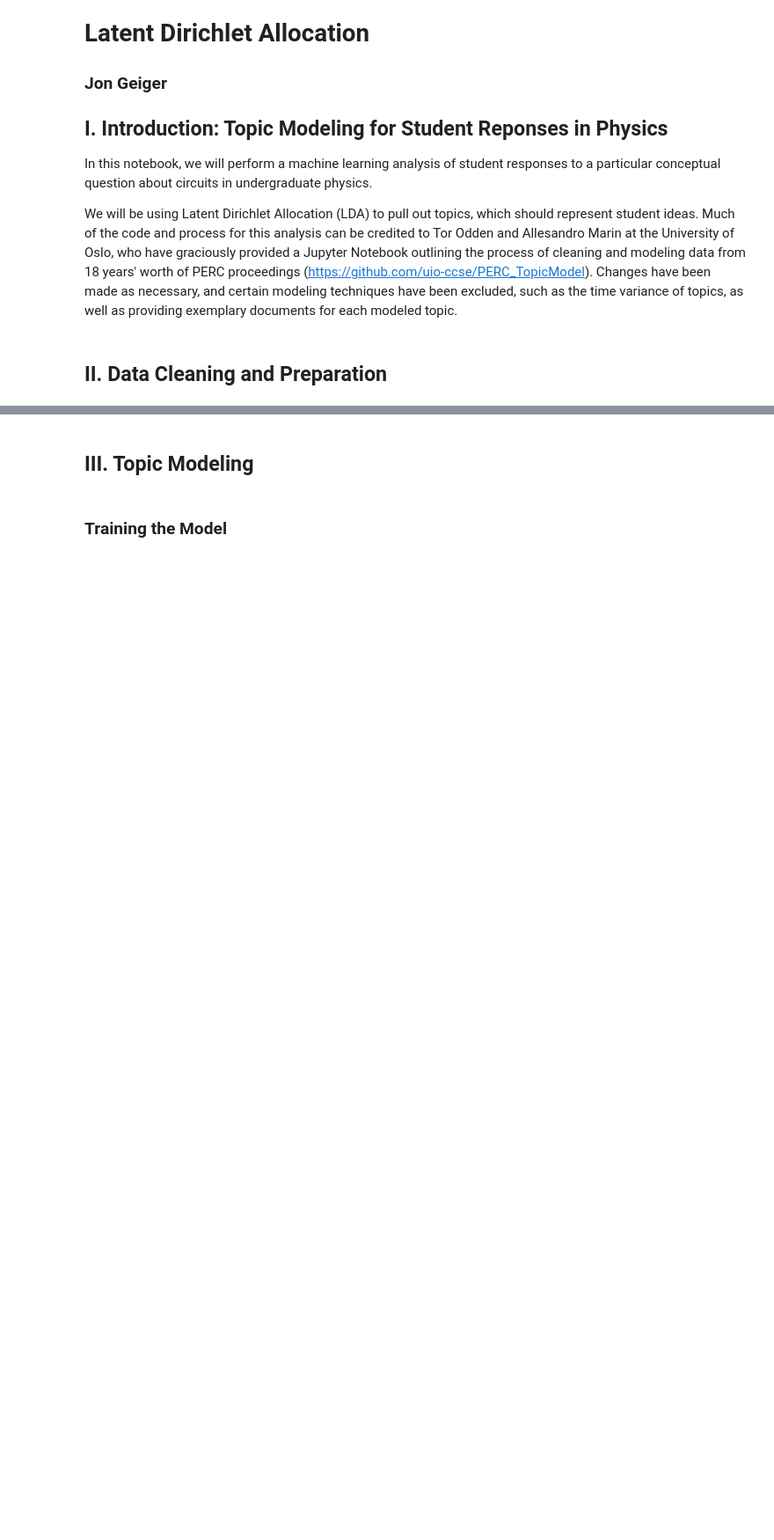
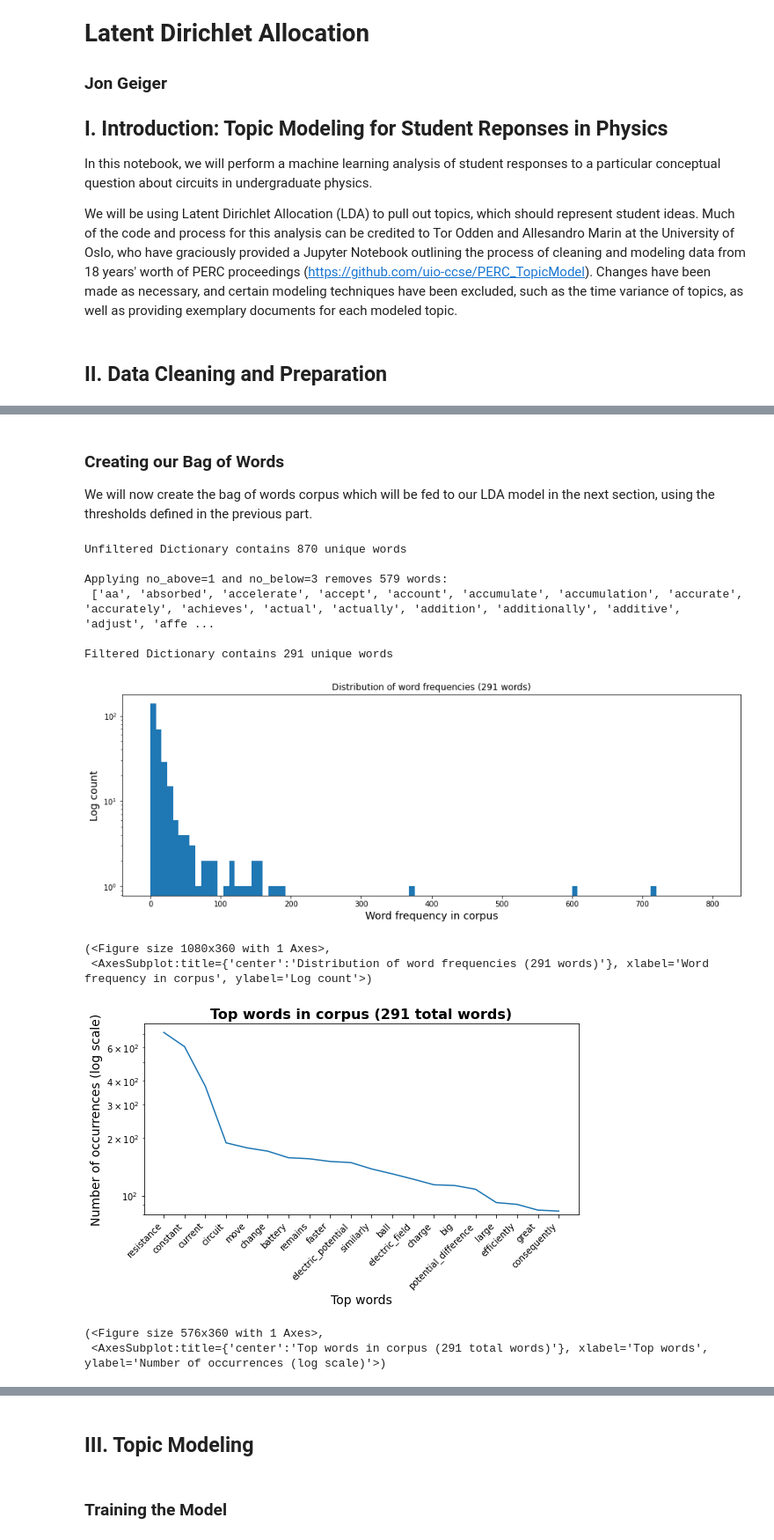
Before and after one commit to jonmgeiger/honors-project, a Jupyter notebook: studentResponses_LDA.ipynb, the cells around one changed output, grey strips where cells are left out. Shown at 88% size. Drawn from its saved outputs; the diff is of its cells as text; code cells hidden in the pictures; blank space fills up the shorter version.

```diff
--- a/studentResponses_LDA.ipynb
+++ b/studentResponses_LDA.ipynb
@@ -49,0 +133,3 @@ warnings.filterwarnings("ignore", category=DeprecationWarning);
+# %%
+# Tokenize reponses
+data_words = sent_to_words(df['replaced'])
@@ -53,0 +304,44 @@ warnings.filterwarnings("ignore", category=DeprecationWarning);
+# %% [markdown]
+### Creating our Bag of Words
+
+We will now create the bag of words corpus which will be fed to our LDA model in the next section, using the thresholds defined in the previous part.
+# %%
+no_above = 1
+no_below = 3
+
+id2word_unfiltered = gensim.corpora.Dictionary(data_words_bigrams) #Needed for a bug
+print("Unfiltered Dictionary contains \033[1m{}\033[0m unique words".format(len(id2word_unfiltered)))
+
+id2word = gensim.corpora.Dictionary(data_words_bigrams)
+id2word.filter_extremes(no_below=no_below, no_above=no_above, keep_n=100000)
+
+#Effect of using no_above
+diff_set = set(list(id2word_unfiltered.values())) - set(list(id2word.values()))
+print("\nApplying \033[1mno_above={} and no_below={} removes {} words\033[0m:\n {} \n".format(no_above, no_below, len(diff_set), sorted(diff_set)))
+
+id2word.filter_extremes(no_below=no_below, no_above=no_above, keep_n=100000) #NB: no problem filtering again on no_above
+print("Filtered Dictionary contains \033[1m{}\033[0m unique words\n".format(len(id2word)))
+
+#Create BoW
+bow_corpus = [id2word.doc2bow(doc) for doc in data_words_bigrams]
+
+#Get most frequent words from id2word Dictionary
+#There is a bug with csf: https://github.com/RaRe-Technologies/gensim/issues/2574
+[ids, freq] = zip(*sorted(id2word.cfs.items(), key=lambda x: x[1], reverse=True))
+words = [id2word_unfiltered[id] for id in ids]  #have to use id2word_unfiltered to retrieve words from ids!!
+# Plot distribution
+plot_freq_dist(freq, range=[0,800])
+plot_words_freq(words, freq, 20, ylim=None)
+# %% [output]
+Unfiltered Dictionary contains 870 unique words
+
+Applying no_above=1 and no_below=3 removes 579 words:
+ ['aa', 'absorbed', 'accelerate', 'accept', 'account', 'accumulate', 'accumulation', 'accurate', 'accurately', 'achieves', 'actual', 'actually', 'addition', 'additionally', 'additive', 'adjust', 'affe ...
+
+Filtered Dictionary contains 291 unique words
+[figure, added]
+(<Figure size 1080x360 with 1 Axes>,
+ <AxesSubplot:title={'center':'Distribution of word frequencies (291 words)'}, xlabel='Word frequency in corpus', ylabel='Log count'>)
+[figure, added]
+(<Figure size 576x360 with 1 Axes>,
+ <AxesSubplot:title={'center':'Top words in corpus (291 total words)'}, xlabel='Top words', ylabel='Number of occurrences (log scale)'>)
```
Also changed, not shown: parts of 28 cells of this notebook.
